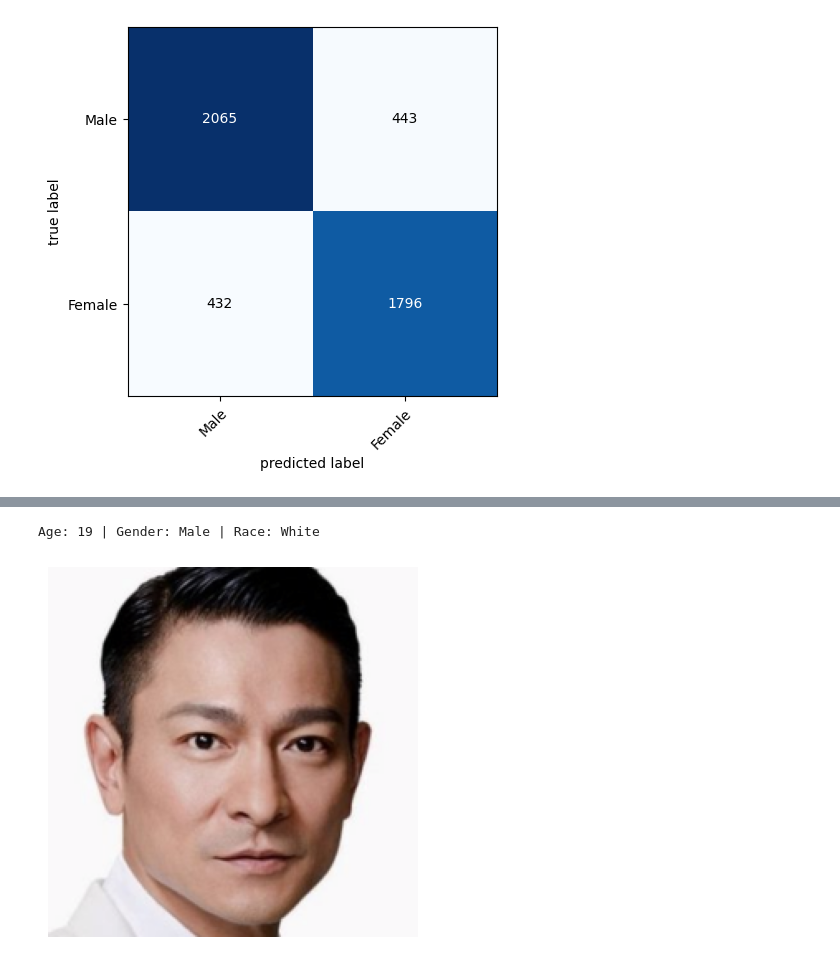
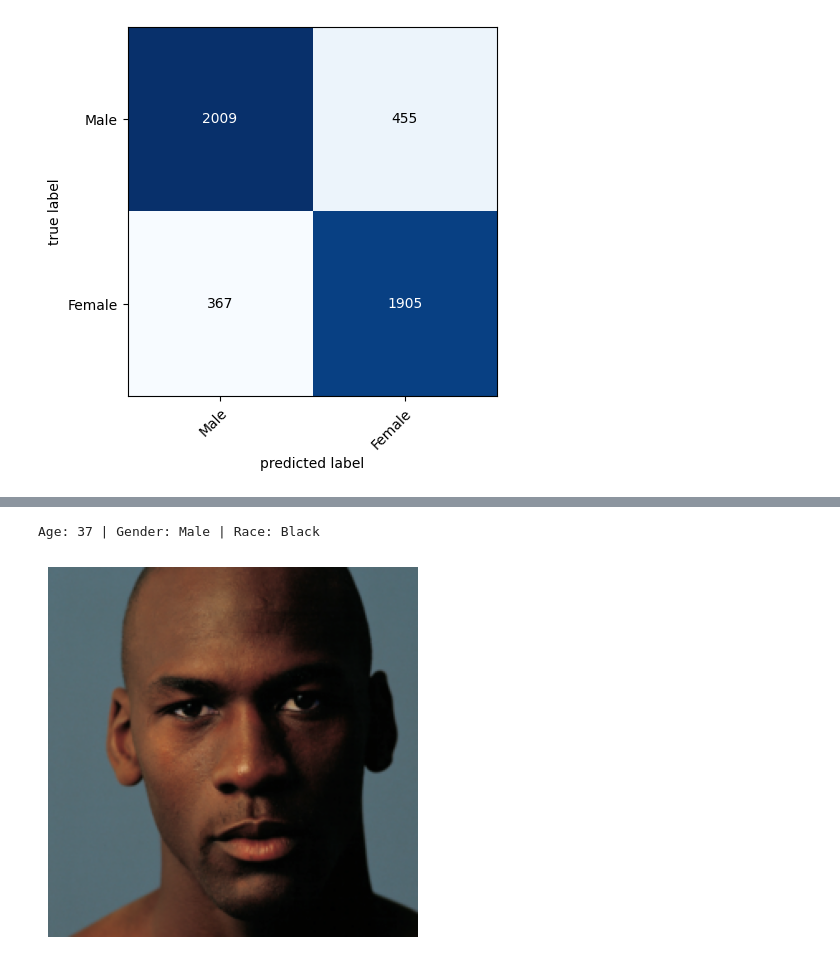
Before and after one commit to ronald-hk-chung/ssnotebook, a Jupyter notebook: computer_vision/utk_face_detection.ipynb, the cells around one changed output, grey strips where cells are left out. Cells and saved outputs as stored; diff of their text form; code cells hidden in the pictures.

```diff
--- a/computer_vision/utk_face_detection.ipynb
+++ b/computer_vision/utk_face_detection.ipynb
@@ -281,7 +281,7 @@ class AGRMetricFn:
 metric_fn = AGRMetricFn()
 
 # Define optimizer
-optimizer = torch.optim.AdamW(params=model.parameters(), lr=1e-4)
+optimizer = torch.optim.AdamW(params=model.parameters(), lr=1e-3)
 
 # Initialise SSTLearner Class
 learner = SSTLearner(model=model,
@@ -394,16 +426,16 @@ fig, ax = plot_confusion_matrix(conf_mat=cm, class_names=race_class)
 # %%
 # Download photo
 import requests
 
-image_url = 'https://i.pinimg.com/564x/92/f9/2e/92f92ef618ce2b29b9ced74d0cbf688a.jpg'
+image_url = 'https://media.gq.com/photos/5ebc1032e297c603a05b2738/4:3/w_2421,h_1816,c_limit/Michael_Jordan_2007_Larry_Platt_October_2007.jpg'
 
 img = Image.open(requests.get(url=image_url, stream=True).raw).convert('RGB')
 
 with torch.inference_mode():
     labels = learner.model(tfms(img).unsqueeze(dim=0).to('cuda'))
     print(f"Age: {int(labels['age'].item()*100)} | Gender: {gender_class[int(labels['gender'].item())]} | Race: {race_class[labels['race'].argmax(dim=0).item()]}")
     plt.imshow(rtfms(tfms(img)))
     plt.axis(False)
 # %% [output]
-Age: 19 | Gender: Male | Race: White
+Age: 37 | Gender: Male | Race: Black
-[figure, old version]
+[figure, new version]
```
Also changed, not shown: parts of 10 cells of this notebook.
